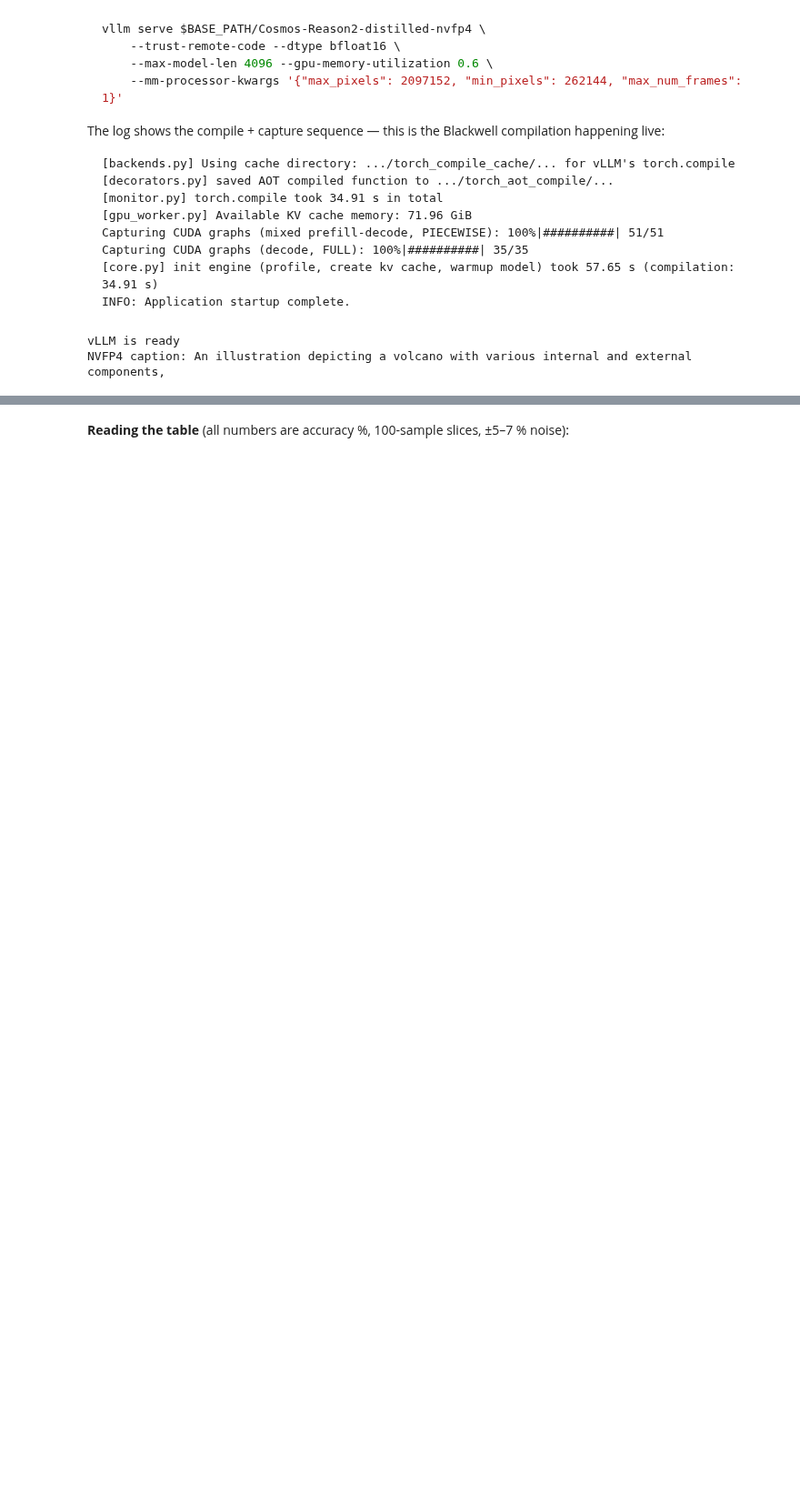
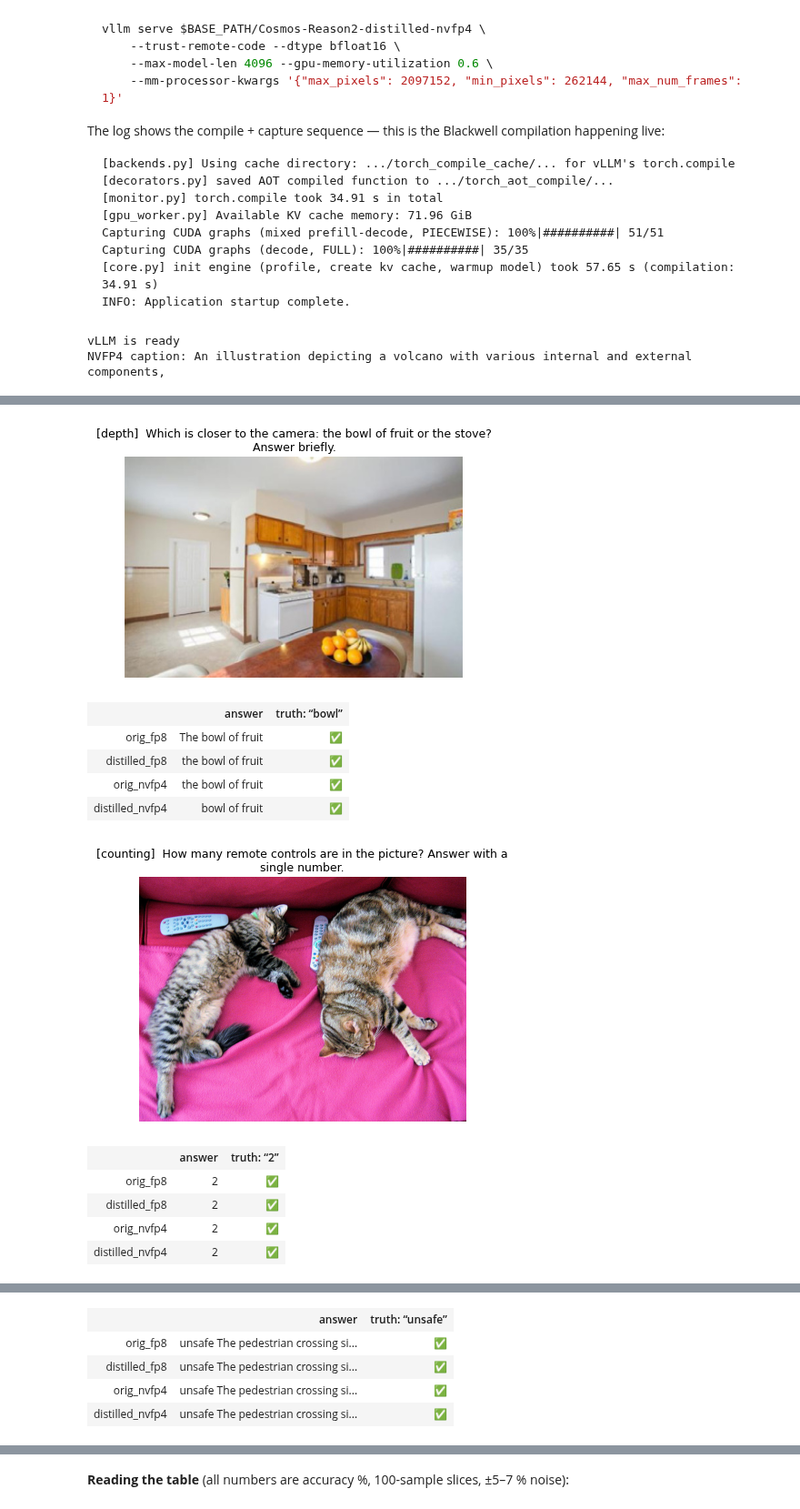
Before and after one commit to nfasfous/Model-Optimizer, a Jupyter notebook: examples/megatron_bridge/notebooks/06_cosmos_reason_thor_nvfp4_edge.ipynb, the cells around one changed output, grey strips where cells are left out. Shown at 91% size. Saved outputs shown, nothing was run; the diff lists cells and outputs as text; code cells hidden in the pictures; blank space fills up the shorter version.

```diff
--- a/examples/megatron_bridge/notebooks/06_cosmos_reason_thor_nvfp4_edge.ipynb
+++ b/examples/megatron_bridge/notebooks/06_cosmos_reason_thor_nvfp4_edge.ipynb
@@ -328,0 +518,43 @@ ALL_QUALITY_DONE
+# %%
+# Render the showdown saved by the §6 driver: image, question, all four answers.
+import json, re
+import matplotlib.pyplot as plt
+import matplotlib.image as mpimg
+from IPython.display import HTML, display
+
+EVAL_ROOT = f"{BASE_PATH}/logs/edge-nvfp4-eval"
+S = json.load(open(f"{EVAL_ROOT}/showdown.json"))
+ORDER = ["orig_fp8", "distilled_fp8", "orig_nvfp4", "distilled_nvfp4"]
+
+def mark(ans, truth):
+    """Word-boundary match — an eyeballing aid, not a score."""
+    return "✅" if any(re.search(rf"\b{re.escape(t)}\b", ans.lower())
+                       for t in truth.lower().split("|")) else "❌"
+
+for item in S["items"]:
+    fig, ax = plt.subplots(figsize=(4.8, 3.5))
+    ax.imshow(mpimg.imread(item["file"])); ax.axis("off")
+    ax.set_title(f"[{item['id']}]  {item['q']}", fontsize=9, wrap=True)
+    plt.show()
+    rows = "".join(
+        f"<tr><td style='padding:2px 14px;white-space:nowrap'><b>{v}</b></td>"
+        f"<td style='padding:2px 14px;text-align:left'>{S['answers'].get(v, {}).get(item['id'], '<i>not run</i>')}</td>"
+        f"<td style='text-align:center'>{mark(S['answers'].get(v, {}).get(item['id'], ''), item['truth'])}</td></tr>"
+        for v in ORDER)
+    display(HTML(
+        "<table style='font-size:13px;border-collapse:collapse'>"
+        "<tr><th></th><th style='text-align:left'>answer</th>"
+        f"<th>truth: “{item['truth'].split('|')[0]}”</th></tr>" + rows + "</table>"))
+# %% [output]
+[figure, added]
+|  | answer | truth: “bowl” |
+| orig_fp8 | The bowl of fruit | ✅ |
+| distilled_fp8 | the bowl of fruit | ✅ |
+| orig_nvfp4 | the bowl of fruit | ✅ |
+| distilled_nvfp4 | bowl of fruit | ✅ |
+[figure, added]
+|  | answer | truth: “2” |
+| orig_fp8 | 2 | ✅ |
+| distilled_fp8 | 2 | ✅ |
+| orig_nvfp4 | 2 | ✅ |
+| distilled_nvfp4 | 2 | ✅ |
@@ -329,3 +562,8 @@ ALL_QUALITY_DONE
+|  | answer | truth: “unsafe” |
+| orig_fp8 | unsafe The pedestrian crossing si... | ✅ |
+| distilled_fp8 | unsafe The pedestrian crossing si... | ✅ |
+| orig_nvfp4 | unsafe The pedestrian crossing si... | ✅ |
+| distilled_nvfp4 | unsafe The pedestrian crossing si... | ✅ |
 # %%
 # Aggregate lmms-eval result JSONs into the 4-way accuracy table.
 import json, glob
```
Also changed, not shown: parts of 23 cells of this notebook, 1 other file.
